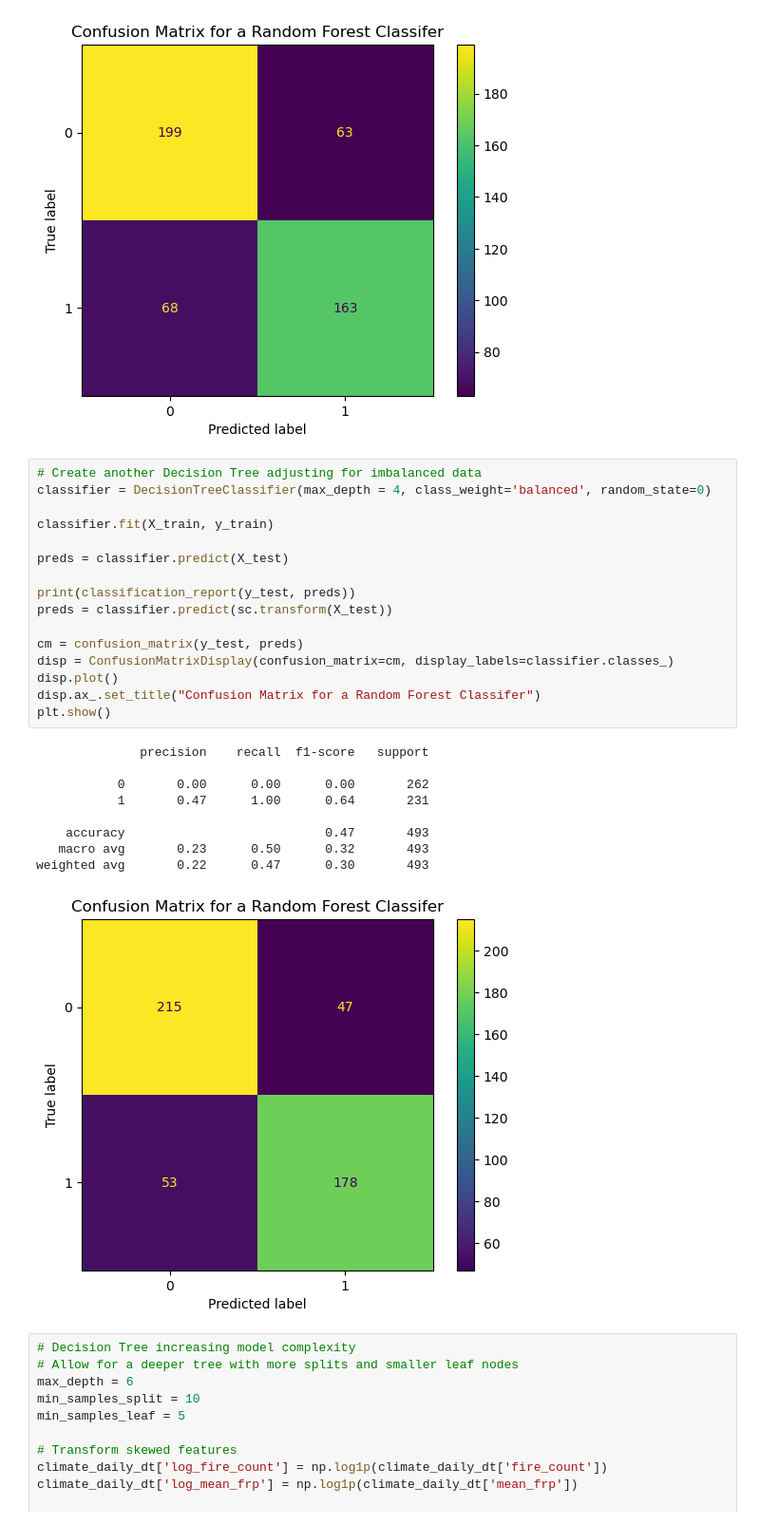
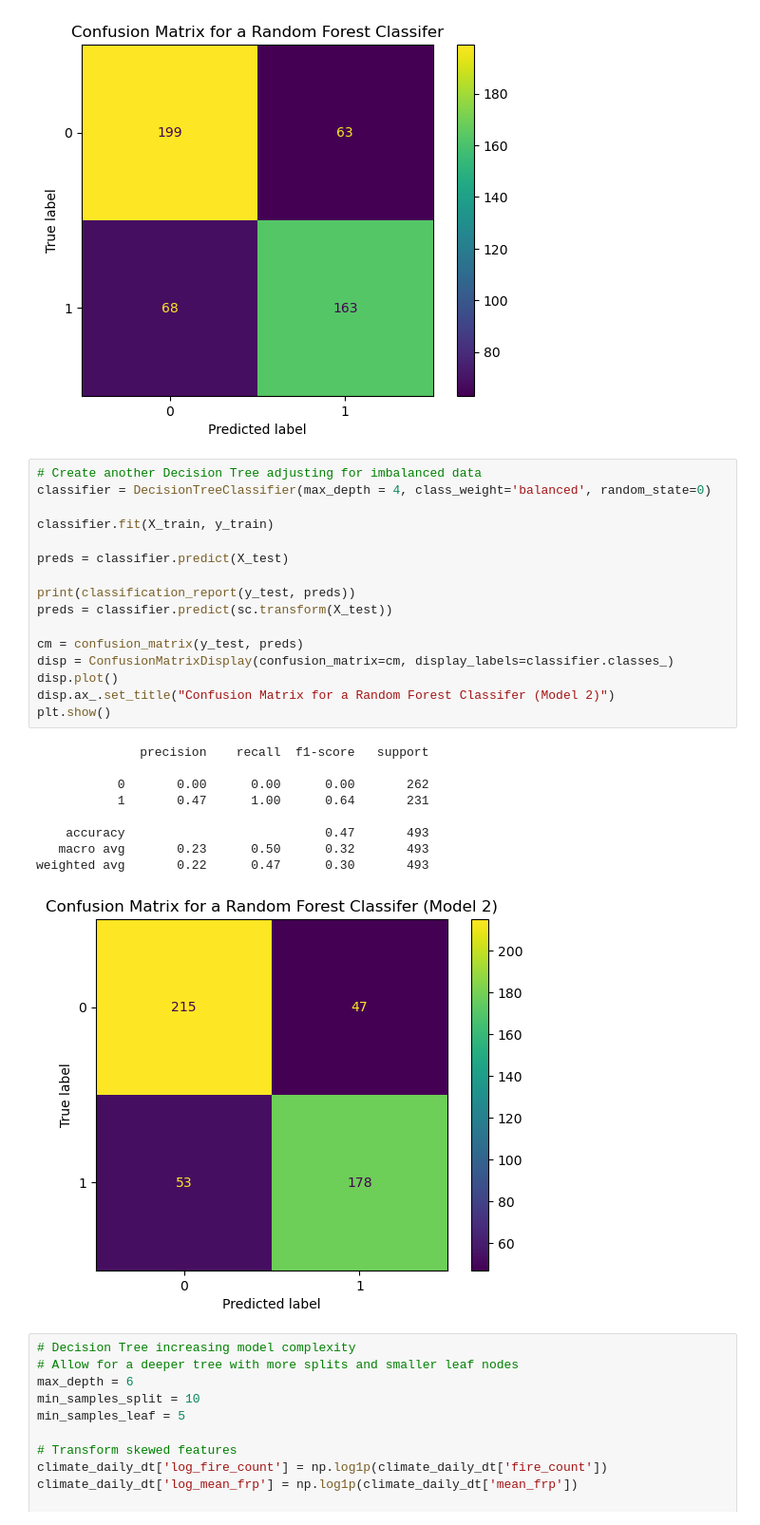
Before and after one commit to arwynlewis/machine-learning-project, a Jupyter notebook: NaiveBayes_and_DecisionTrees.ipynb, the cells around one changed output. Shown at 95% size. Cells and saved outputs as stored; diff of their text form.

```diff
--- a/NaiveBayes_and_DecisionTrees.ipynb
+++ b/NaiveBayes_and_DecisionTrees.ipynb
@@ -211,29 +228,29 @@ plt.show()
 # %%
 # Create another Decision Tree adjusting for imbalanced data
 classifier = DecisionTreeClassifier(max_depth = 4, class_weight='balanced', random_state=0)
 
 classifier.fit(X_train, y_train)
 
 preds = classifier.predict(X_test)
 
 print(classification_report(y_test, preds))
 preds = classifier.predict(sc.transform(X_test))
 
 cm = confusion_matrix(y_test, preds)
 disp = ConfusionMatrixDisplay(confusion_matrix=cm, display_labels=classifier.classes_)
 disp.plot()
-disp.ax_.set_title("Confusion Matrix for a Random Forest Classifer")
+disp.ax_.set_title("Confusion Matrix for a Random Forest Classifer (Model 2)")
 plt.show()
 # %% [output]
               precision    recall  f1-score   support
 
            0       0.00      0.00      0.00       262
            1       0.47      1.00      0.64       231
 
     accuracy                           0.47       493
    macro avg       0.23      0.50      0.32       493
 weighted avg       0.22      0.47      0.30       493
-[figure, old version]
+[figure, new version]
 # %%
 # Decision Tree increasing model complexity
 # Allow for a deeper tree with more splits and smaller leaf nodes
```
Also changed, not shown: parts of 3 cells of this notebook.
